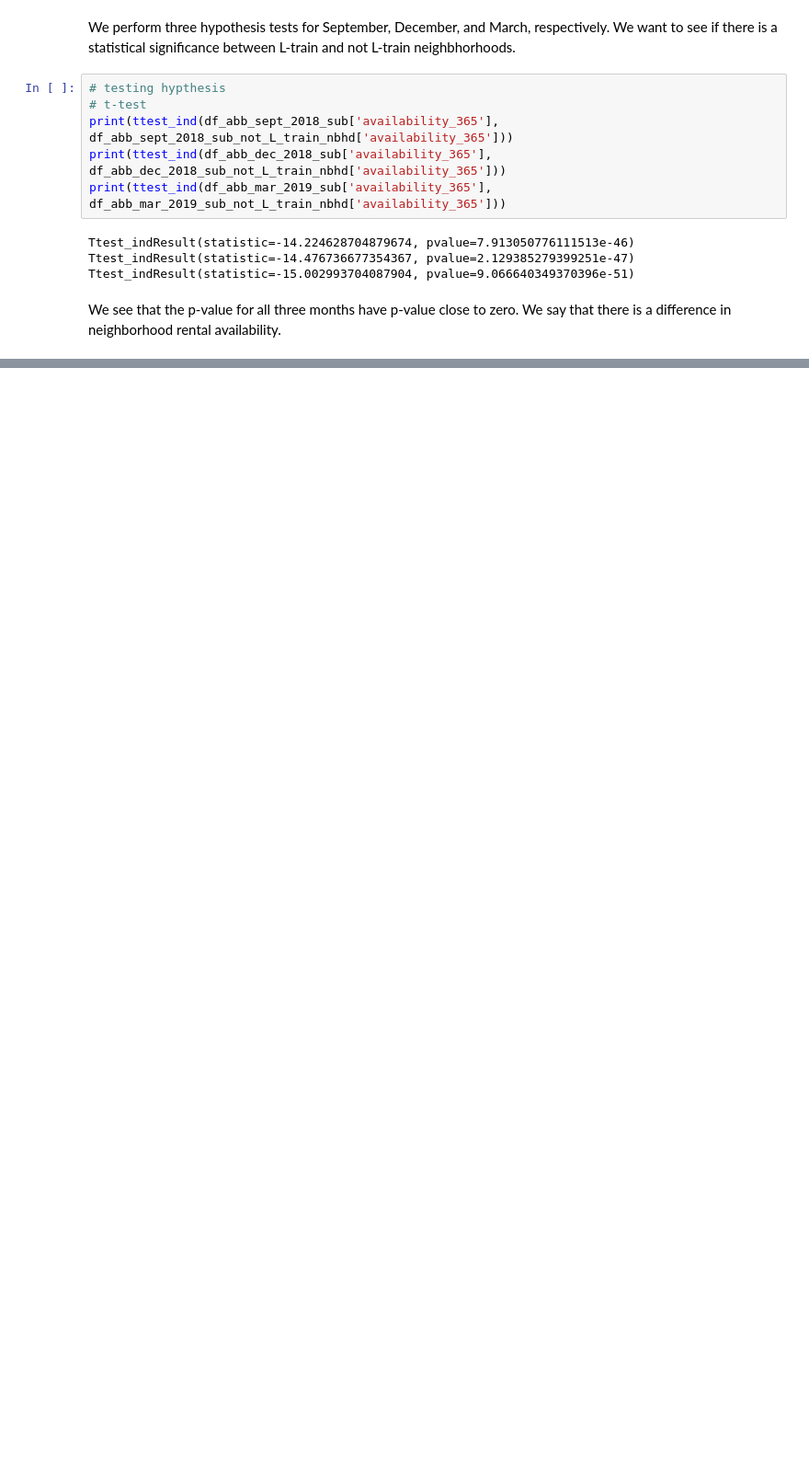
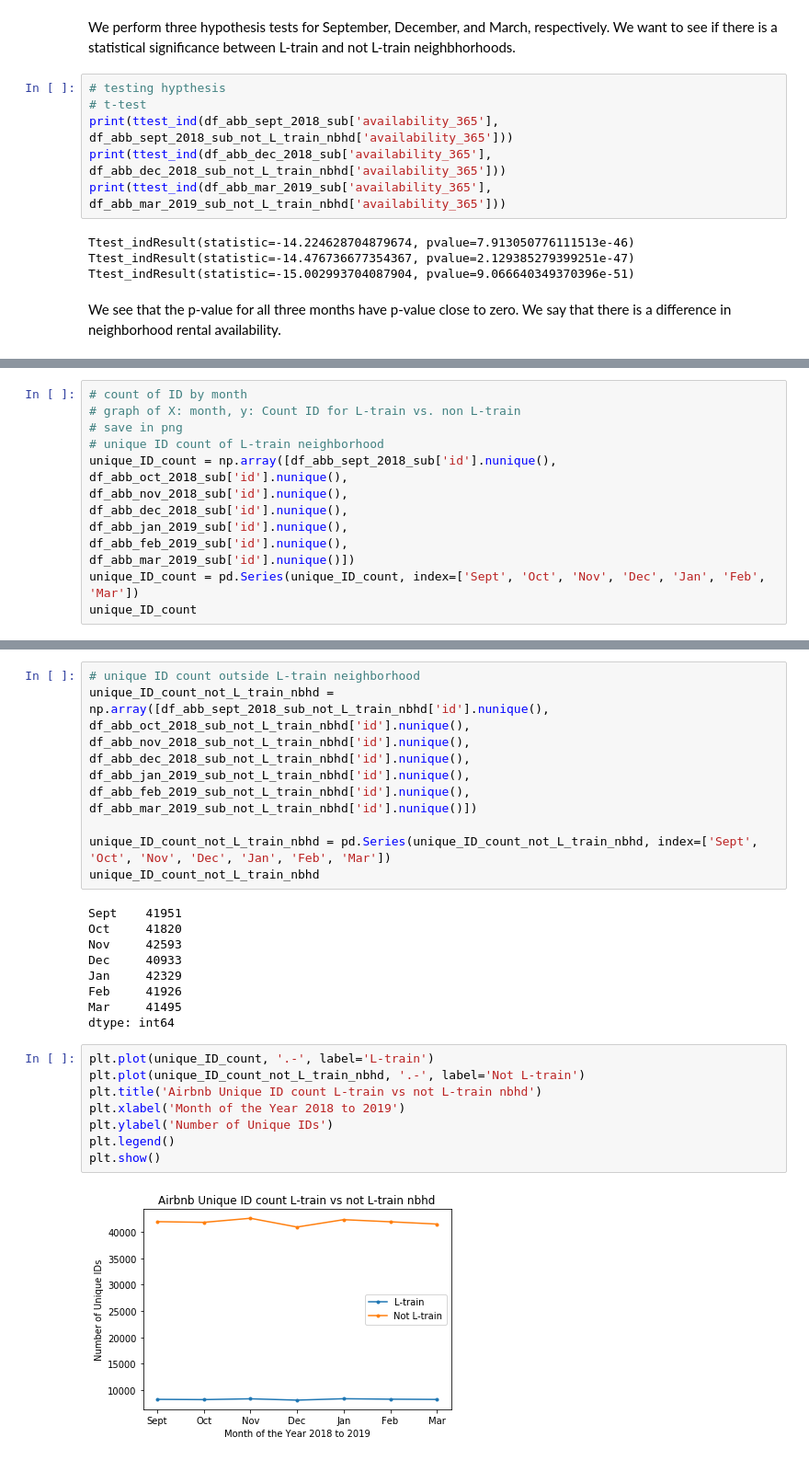
Before and after one commit to nate1mace/TheSuperGroup, a Jupyter notebook: Data Exploration.ipynb, the cells around one changed output, grey strips where cells are left out. Shown: that part at 92% size. Cells and saved outputs as stored; diff of their text form; blank space fills up the shorter version.

```diff
--- a/Data Exploration.ipynb
+++ b/Data Exploration.ipynb
@@ -280,0 +350,13 @@ plt.plot(df_mean_L_price[0])
+# %%
+# count of ID by month
+# graph of X: month, y: Count ID for L-train vs. non L-train
+# save in png
+# unique ID count of L-train neighborhood
+unique_ID_count = np.array([df_abb_sept_2018_sub['id'].nunique(), df_abb_oct_2018_sub['id'].nunique(),
+df_abb_nov_2018_sub['id'].nunique(),
+df_abb_dec_2018_sub['id'].nunique(),
+df_abb_jan_2019_sub['id'].nunique(),
+df_abb_feb_2019_sub['id'].nunique(),
+df_abb_mar_2019_sub['id'].nunique()])
+unique_ID_count = pd.Series(unique_ID_count, index=['Sept', 'Oct', 'Nov', 'Dec', 'Jan', 'Feb', 'Mar'])
+unique_ID_count
@@ -280,0 +372,30 @@ plt.plot(df_mean_L_price[0])
+# %%
+# unique ID count outside L-train neighborhood
+unique_ID_count_not_L_train_nbhd = np.array([df_abb_sept_2018_sub_not_L_train_nbhd['id'].nunique(), df_abb_oct_2018_sub_not_L_train_nbhd['id'].nunique(),
+df_abb_nov_2018_sub_not_L_train_nbhd['id'].nunique(),
+df_abb_dec_2018_sub_not_L_train_nbhd['id'].nunique(),
+df_abb_jan_2019_sub_not_L_train_nbhd['id'].nunique(),
+df_abb_feb_2019_sub_not_L_train_nbhd['id'].nunique(),
+df_abb_mar_2019_sub_not_L_train_nbhd['id'].nunique()])
+
+unique_ID_count_not_L_train_nbhd = pd.Series(unique_ID_count_not_L_train_nbhd, index=['Sept', 'Oct', 'Nov', 'Dec', 'Jan', 'Feb', 'Mar'])
+unique_ID_count_not_L_train_nbhd
+# %% [output]
+Sept    41951
+Oct     41820
+Nov     42593
+Dec     40933
+Jan     42329
+Feb     41926
+Mar     41495
+dtype: int64
+# %%
+plt.plot(unique_ID_count, '.-', label='L-train')
+plt.plot(unique_ID_count_not_L_train_nbhd, '.-', label='Not L-train')
+plt.title('Airbnb Unique ID count L-train vs not L-train nbhd')
+plt.xlabel('Month of the Year 2018 to 2019')
+plt.ylabel('Number of Unique IDs')
+plt.legend()
+plt.show()
+# %% [output]
+[figure, added]
```
Also changed, not shown: parts of 29 cells of this notebook, 1 other file.
